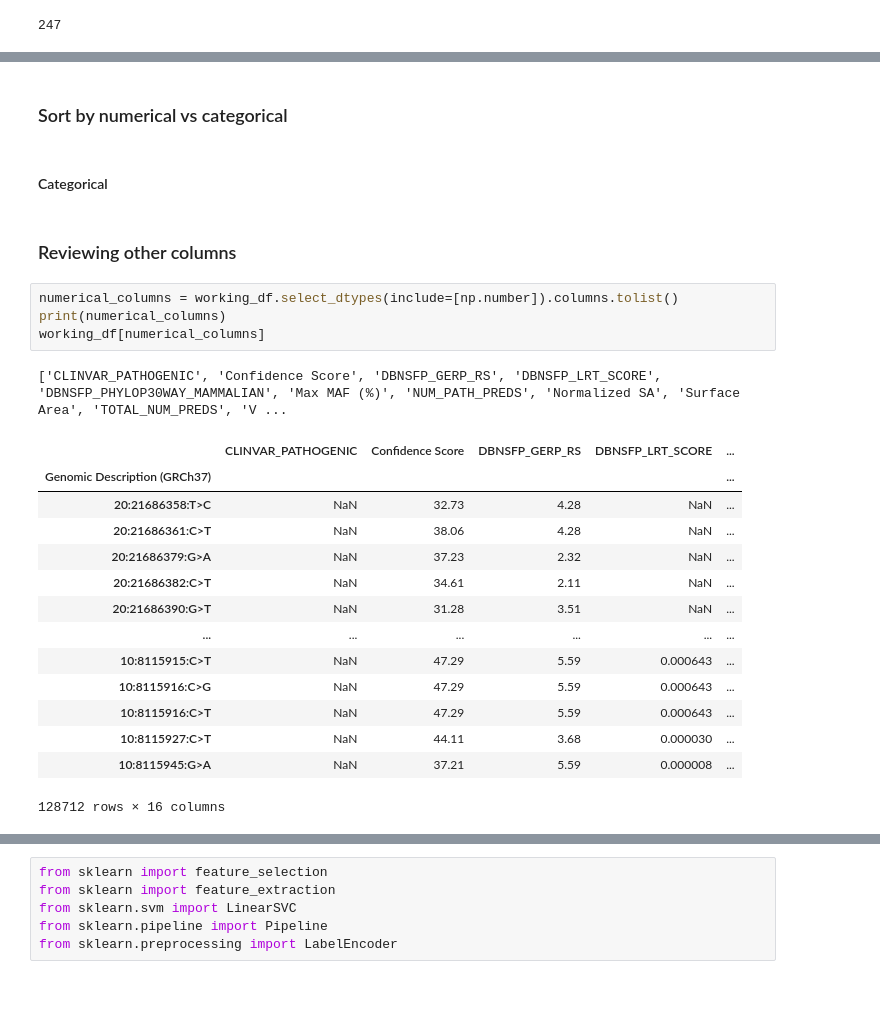
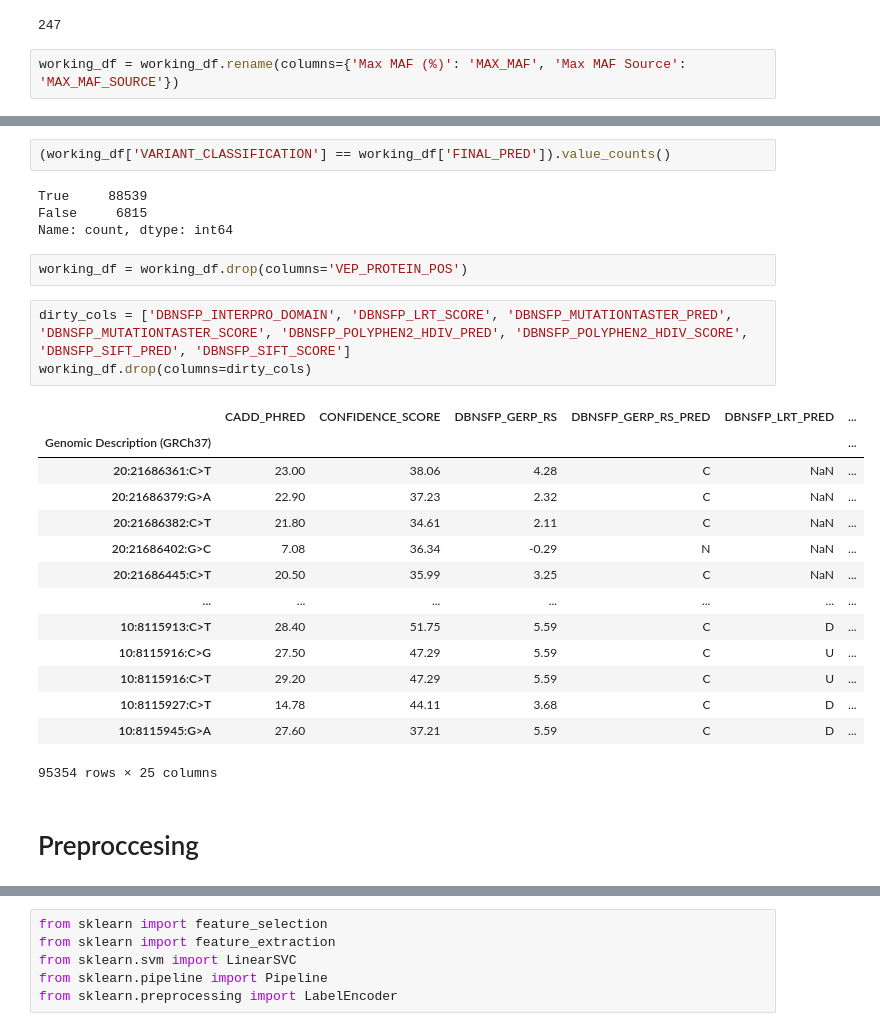
Before and after one commit to seanrobryan/ML-Variant-Classification, a Jupyter notebook: model_building.ipynb, the cells around one changed output, grey strips where cells are left out. Drawn from its saved outputs; the diff is of its cells as text; blank space fills up the shorter version.

```diff
--- a/model_building.ipynb
+++ b/model_building.ipynb
@@ -582,3 +592,5 @@ print(len(working_df.VEP_FEATURE.value_counts()))
 working_df = working_df.drop(columns='VEP_FEATURE')
 # %% [output]
 247
+# %%
+working_df = working_df.rename(columns={'Max MAF (%)': 'MAX_MAF', 'Max MAF Source': 'MAX_MAF_SOURCE'})
@@ -599,29 +682,31 @@ Index(['CADD Phred', 'CLINVAR_CLNSIG', 'CLINVAR_PATHOGENIC',
        'VEP_POLYPHEN_PRED', 'VEP_POLYPHEN_SCORE', 'VEP_PROTEIN_POS',
        'VEP_SIFT_SCORE', 'Variant Classification', 'ddG', '|ddG|'],
       dtype='object')
-# %% [markdown]
-### Sort by numerical vs categorical
+# %%
+(working_df['VARIANT_CLASSIFICATION'] == working_df['FINAL_PRED']).value_counts()
+# %% [output]
+True     88539
+False     6815
+Name: count, dtype: int64
+# %%
+working_df = working_df.drop(columns='VEP_PROTEIN_POS')
+# %%
+dirty_cols = ['DBNSFP_INTERPRO_DOMAIN', 'DBNSFP_LRT_SCORE', 'DBNSFP_MUTATIONTASTER_PRED', 'DBNSFP_MUTATIONTASTER_SCORE', 'DBNSFP_POLYPHEN2_HDIV_PRED', 'DBNSFP_POLYPHEN2_HDIV_SCORE', 'DBNSFP_SIFT_PRED', 'DBNSFP_SIFT_SCORE']
+working_df.drop(columns=dirty_cols)
+# %% [output]
+|  | CADD_PHRED | CONFIDENCE_SCORE | DBNSFP_GERP_RS | DBNSFP_GERP_RS_PRED | DBNSFP_LRT_PRED | ... |
+| Genomic Description (GRCh37) |  |  |  |  |  | ... |
+| 20:21686361:C>T | 23.00 | 38.06 | 4.28 | C | NaN | ... |
+| 20:21686379:G>A | 22.90 | 37.23 | 2.32 | C | NaN | ... |
+| 20:21686382:C>T | 21.80 | 34.61 | 2.11 | C | NaN | ... |
+| 20:21686402:G>C | 7.08 | 36.34 | -0.29 | N | NaN | ... |
+| 20:21686445:C>T | 20.50 | 35.99 | 3.25 | C | NaN | ... |
+| ... | ... | ... | ... | ... | ... | ... |
+| 10:8115913:C>T | 28.40 | 51.75 | 5.59 | C | D | ... |
+| 10:8115916:C>G | 27.50 | 47.29 | 5.59 | C | U | ... |
+| 10:8115916:C>T | 29.20 | 47.29 | 5.59 | C | U | ... |
+| 10:8115927:C>T | 14.78 | 44.11 | 3.68 | C | D | ... |
+| 10:8115945:G>A | 27.60 | 37.21 | 5.59 | C | D | ... |
+95354 rows × 25 columns
 # %% [markdown]
-#### Categorical
+# Preproccesing
-# %% [markdown]
-### Reviewing other columns
-# %%
-numerical_columns = working_df.select_dtypes(include=[np.number]).columns.tolist()
-print(numerical_columns)
-working_df[numerical_columns]
-# %% [output]
-['CLINVAR_PATHOGENIC', 'Confidence Score', 'DBNSFP_GERP_RS', 'DBNSFP_LRT_SCORE', 'DBNSFP_PHYLOP30WAY_MAMMALIAN', 'Max MAF (%)', 'NUM_PATH_PREDS', 'Normalized SA', 'Surface Area', 'TOTAL_NUM_PREDS', 'V ...
-|  | CLINVAR_PATHOGENIC | Confidence Score | DBNSFP_GERP_RS | DBNSFP_LRT_SCORE | ... |
-| Genomic Description (GRCh37) |  |  |  |  | ... |
-| 20:21686358:T>C | NaN | 32.73 | 4.28 | NaN | ... |
-| 20:21686361:C>T | NaN | 38.06 | 4.28 | NaN | ... |
-| 20:21686379:G>A | NaN | 37.23 | 2.32 | NaN | ... |
-| 20:21686382:C>T | NaN | 34.61 | 2.11 | NaN | ... |
-| 20:21686390:G>T | NaN | 31.28 | 3.51 | NaN | ... |
-| ... | ... | ... | ... | ... | ... |
-| 10:8115915:C>T | NaN | 47.29 | 5.59 | 0.000643 | ... |
-| 10:8115916:C>G | NaN | 47.29 | 5.59 | 0.000643 | ... |
-| 10:8115916:C>T | NaN | 47.29 | 5.59 | 0.000643 | ... |
-| 10:8115927:C>T | NaN | 44.11 | 3.68 | 0.000030 | ... |
-| 10:8115945:G>A | NaN | 37.21 | 5.59 | 0.000008 | ... |
-128712 rows × 16 columns
```
Also changed, not shown: parts of 35 cells of this notebook.
